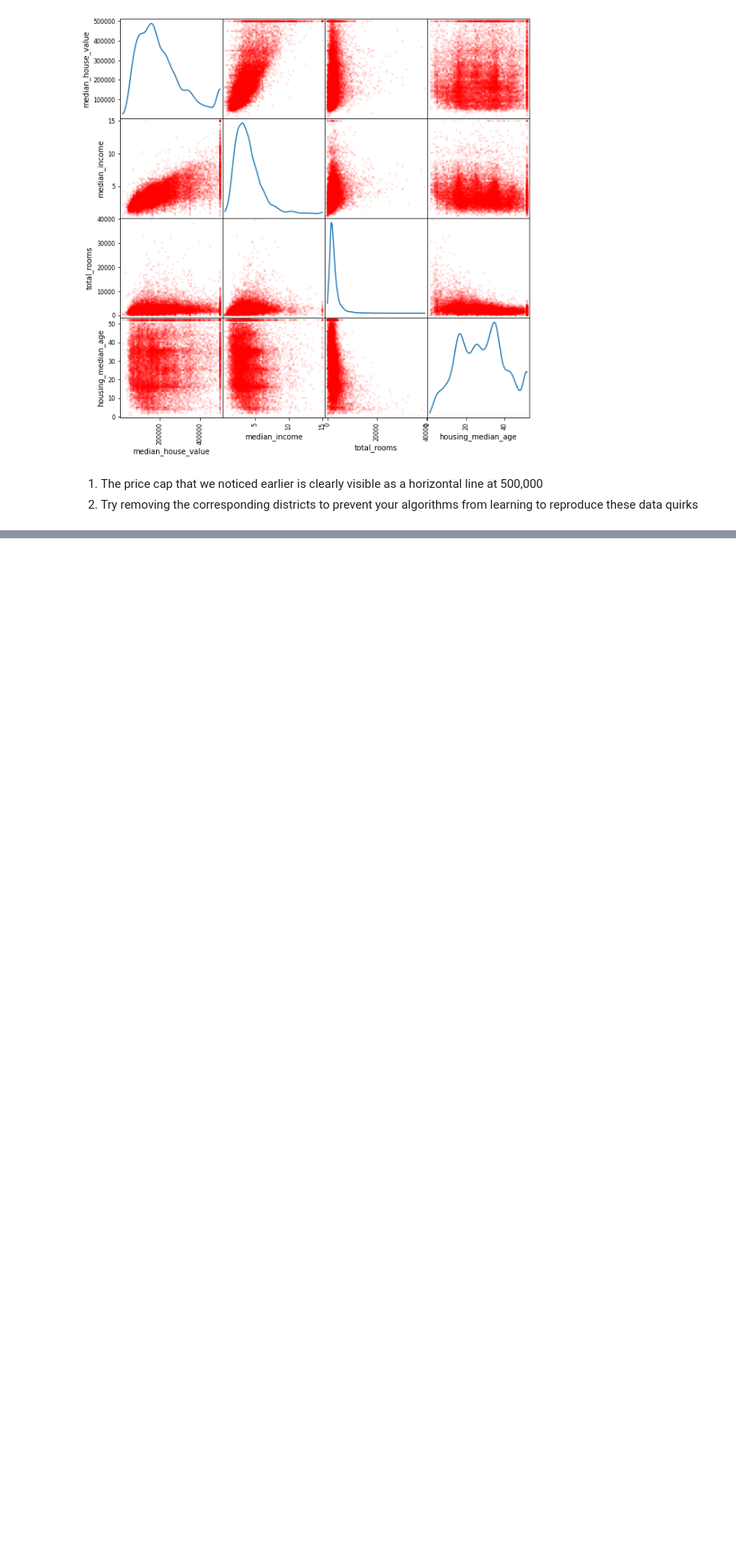
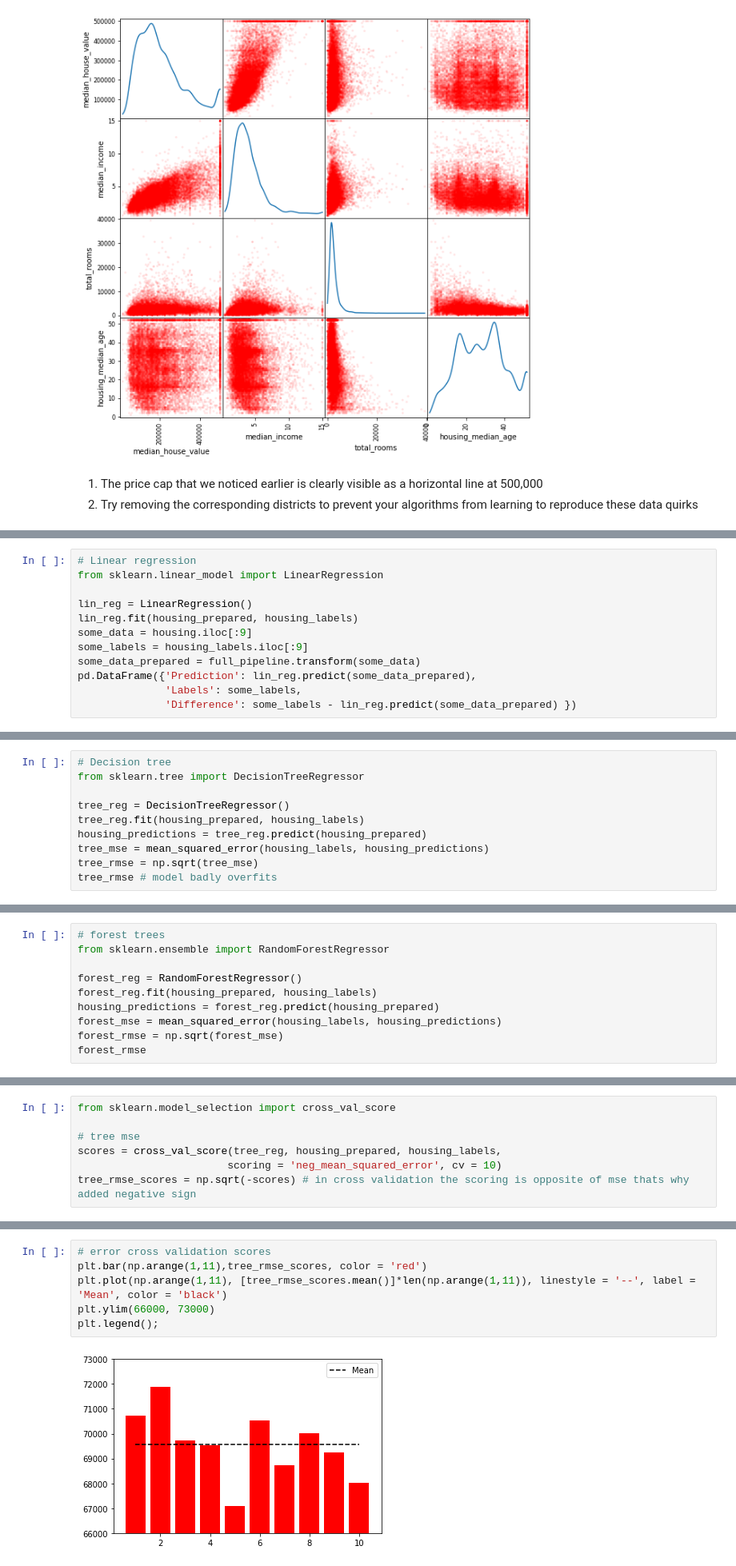
Before and after one commit to nabeel-hasan/Machine-Learning-Algorithms, a Jupyter notebook: 1.Understanding_Data.ipynb, the cells around one changed output, grey strips where cells are left out. Shown at 80% size. Saved outputs shown, nothing was run; the diff lists cells and outputs as text; blank space fills up the shorter version.

```diff
--- a/1.Understanding_Data.ipynb
+++ b/1.Understanding_Data.ipynb
@@ -220,0 +439,12 @@ scatter_matrix(housing[attributes], color = 'red', figsize = (10,10), alpha = 0.
+# %%
+# Linear regression
+from sklearn.linear_model import LinearRegression
+
+lin_reg = LinearRegression()
+lin_reg.fit(housing_prepared, housing_labels)
+some_data = housing.iloc[:9]
+some_labels = housing_labels.iloc[:9]
+some_data_prepared = full_pipeline.transform(some_data)
+pd.DataFrame({'Prediction': lin_reg.predict(some_data_prepared),
+              'Labels': some_labels,
+              'Difference': some_labels - lin_reg.predict(some_data_prepared) })
@@ -220,0 +472,10 @@ scatter_matrix(housing[attributes], color = 'red', figsize = (10,10), alpha = 0.
+# %%
+# Decision tree
+from sklearn.tree import DecisionTreeRegressor
+
+tree_reg = DecisionTreeRegressor()
+tree_reg.fit(housing_prepared, housing_labels)
+housing_predictions = tree_reg.predict(housing_prepared)
+tree_mse = mean_squared_error(housing_labels, housing_predictions)
+tree_rmse = np.sqrt(tree_mse)
+tree_rmse # model badly overfits
@@ -220,0 +484,10 @@ scatter_matrix(housing[attributes], color = 'red', figsize = (10,10), alpha = 0.
+# %%
+# forest trees
+from sklearn.ensemble import RandomForestRegressor
+
+forest_reg = RandomForestRegressor()
+forest_reg.fit(housing_prepared, housing_labels)
+housing_predictions = forest_reg.predict(housing_prepared)
+forest_mse = mean_squared_error(housing_labels, housing_predictions)
+forest_rmse = np.sqrt(forest_mse)
+forest_rmse
@@ -220,0 +498,7 @@ scatter_matrix(housing[attributes], color = 'red', figsize = (10,10), alpha = 0.
+# %%
+from sklearn.model_selection import cross_val_score
+
+# tree mse
+scores = cross_val_score(tree_reg, housing_prepared, housing_labels,
+                        scoring = 'neg_mean_squared_error', cv = 10)
+tree_rmse_scores = np.sqrt(-scores) # in cross validation the scoring is opposite of mse thats why added negative sign
@@ -220,0 +518,8 @@ scatter_matrix(housing[attributes], color = 'red', figsize = (10,10), alpha = 0.
+# %%
+# error cross validation scores
+plt.bar(np.arange(1,11),tree_rmse_scores, color = 'red')
+plt.plot(np.arange(1,11), [tree_rmse_scores.mean()]*len(np.arange(1,11)), linestyle = '--', label = 'Mean', color = 'black')
+plt.ylim(66000, 73000)
+plt.legend();
+# %% [output]
+[figure, added]
```
Also changed, not shown: parts of 53 cells of this notebook.
